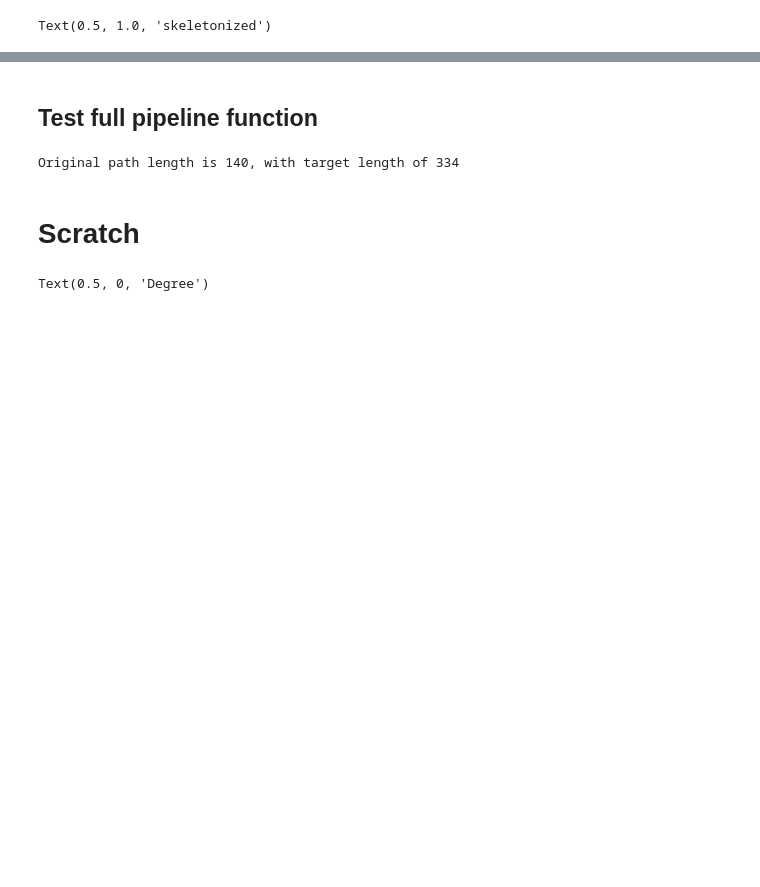
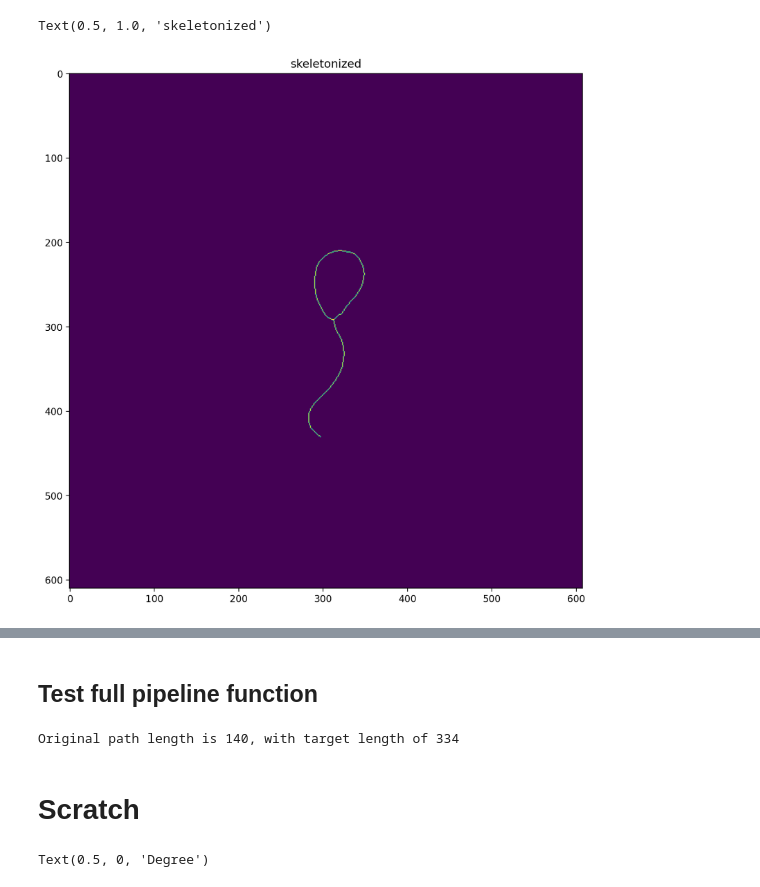
Before and after one commit to Charles-Fieseler-Vienna/remove_cycle_from_skeleton, a Jupyter notebook: skeletonization_tests.ipynb, the cells around one changed output, grey strips where cells are left out. Cells and saved outputs as stored; diff of their text form; code cells hidden in the pictures; blank space fills up the shorter version.

```diff
--- a/skeletonization_tests.ipynb
+++ b/skeletonization_tests.ipynb
@@ -25,6 +23,7 @@ Text(0.5, 1.0, 'Original image')
 # %%
+
 img_sk = skeletonize(np.array(img,dtype=bool))
-%matplotlib notebook
+plt.figure(figsize=(10,10), dpi=200)
 plt.imshow(img_sk)
 plt.title("skeletonized")
 # %% [output]
@@ -33,4 +30,5 @@ plt.title("skeletonized")
 Text(0.5, 1.0, 'skeletonized')
+[figure, added]
 # %%
 def pixel_neighbours(img, p):
     """Returns the indices of the pixel neighbors"""
```
Also changed, not shown: parts of 12 cells of this notebook, 2 other files.
